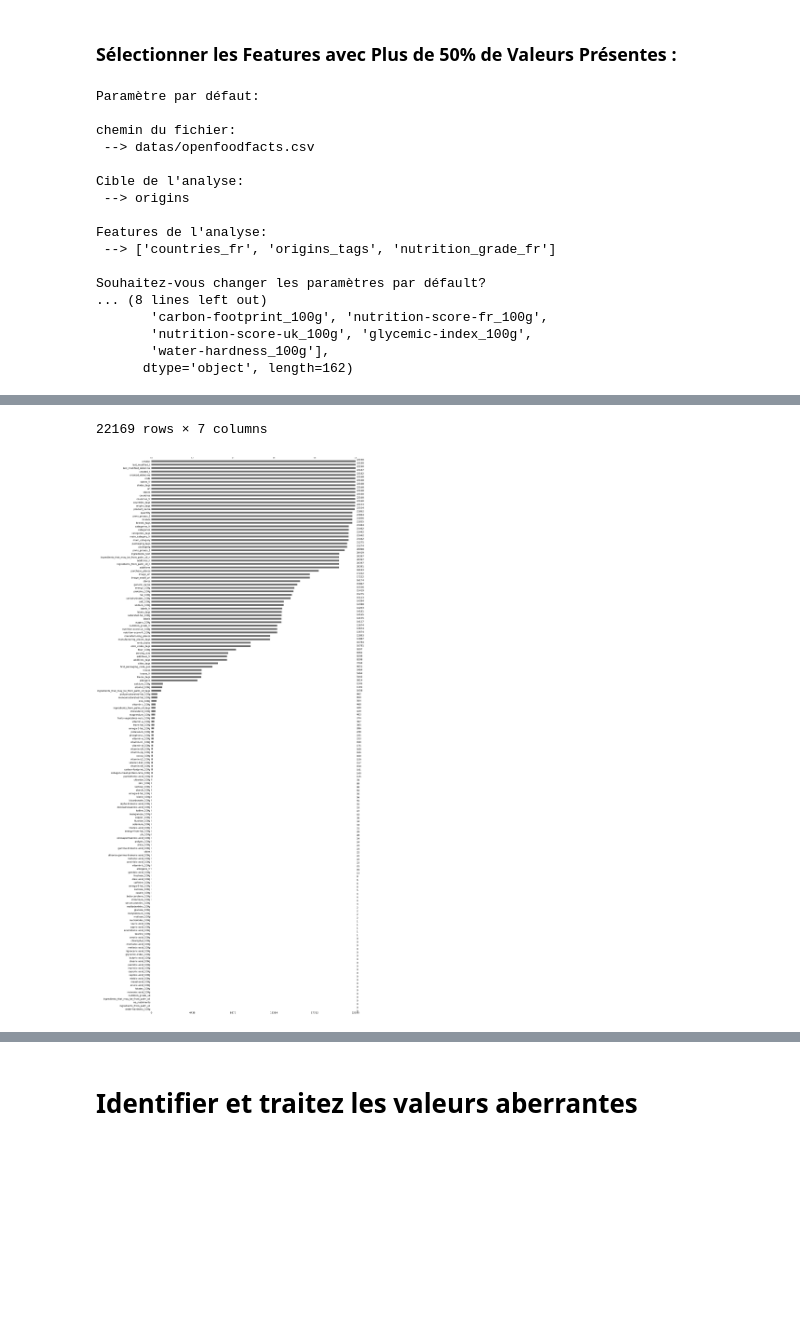
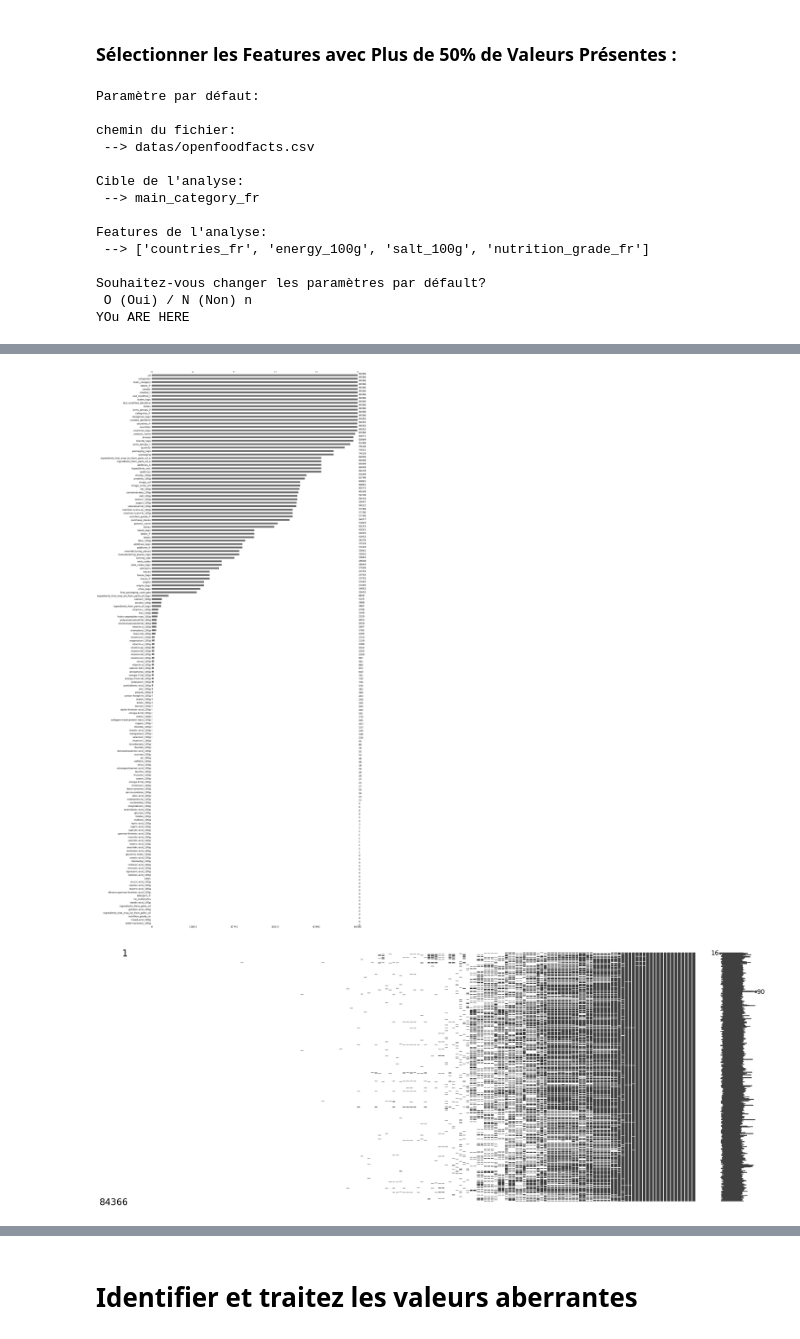
Before and after one commit to Belin27000/P3_publicHealth, a Jupyter notebook: P3_publicHealth.ipynb, the cells around one changed output, grey strips where cells are left out. Drawn from its saved outputs; the diff is of its cells as text; code cells hidden in the pictures; blank space fills up the shorter version.

```diff
--- a/P3_publicHealth.ipynb
+++ b/P3_publicHealth.ipynb
@@ -131,11 +231,16 @@ def split_features(data):
 def target_choice(qualitative_features):
     # Calcule le pourcentage de valeurs manquantes pour chaque colonne
     missing_percentages = data.isnull().mean() *100
+
     #Filtrer les features ayant moins de 50% de valeurs manquantes.
-    features_with_less_than_50_missing = missing_percentages[missing_percentages > 50].index
-    potential_targets = [feature for feature in qualitative_features if feature in features_with_less_than_50_missing]
+    features_with_less_than_50_missing = missing_percentages[missing_percentages > 50]
 
-    print(f'{len(potential_targets)} cibles potentiels / {len(qualitative_features.columns)} features. \nSelectionner votre cible dans la liste suivantes :')
+    # Trier par ordre décroissant de pourcentage de valeurs manquantes
+    sorted_features = features_with_less_than_50_missing.sort_values(ascending=False)
+
+    potential_targets = [feature for feature in sorted_features.index if feature in qualitative_features]
+
+    print(f'{len(potential_targets)} cibles potentiels avec moins de 50% des valeurs / {len(qualitative_features.columns)} features dans l\'ordre. \nSelectionner votre cible dans la liste suivantes :')
     for index, feature in enumerate(potential_targets):
         #num_unique_item = data[feature].nunique()
         nb_fill_each_value= data[feature].count()
@@ -181,10 +286,14 @@ def split_dataset_from_target(data_cleaned,target):
 ## 1.4. Afficher les Taux de Remplissage des Features
 # %%
 def filling_rate_display(data_cleaned,df_without_target):
+
     filling_rates = data_cleaned.notnull().mean()*100
     sorted_value=df_without_target.count().sort_values(ascending=True)
     sorted_df =df_without_target[sorted_value.index]
     msno.bar(sorted_df)
+    msno.matrix(sorted_df)
+    msno.heatmap(sorted_df)
+    # msno.bar(sorted_df)
 # %% [markdown]
 ## 1.5. Sélectionner des Features Intéressantes
 # %% [markdown]
@@ -233,27 +351,31 @@ def features_selection(selected,selected_features):
     return selected
 # %%
 def clean_duplicate(data_cleaned):
-    data_cleaned = data_cleaned.drop_duplicates(subset=['code'])
+    data_cleaned = data_cleaned.drop_duplicates()
+    data_cleaned = data_cleaned.reset_index()
     return data_cleaned
 # %%
-filepath,target,selected, data=init() #initialisation du fichier local avec la première selection de paramètres
+#filepath,target,selected, data=init() #initialisation du fichier local avec la première selection de paramètres
 print('Paramètre par défaut:\n')
 print(f'chemin du fichier:\n --> {filepath}\n')
 print(f'Cible de l\'analyse:\n --> {target}\n')
 print(f'Features de l\'analyse:\n --> {selected}\n')
-default_params=input('Souhaitez-vous changer les paramètres par défault?\n Oui / Non')
+default_params=input('Souhaitez-vous changer les paramètres par défault?\n O (Oui) / N (Non)')
 
-if default_params.lower() == "oui":
 
-    filepath_params=input('Souhaitez-vous changer de fichier?\n Oui / Non')
 
-    if filepath_params.lower()=='oui': # Change le fichier de jeu de données
+if default_params.lower() == "o":
+
+    filepath_params=input('Souhaitez-vous changer de fichier?\n O (Oui) / N (Non)')
+
+    if filepath_params.lower()=='o': # Change le fichier de jeu de données
         data = select_file()  #Fonction de selection du nouveau fichier
         feature_list(data) # Liste des colonnes avec le nouveau ficher
 
     quantitative_features, qualitative_features = split_features(data) #Features avec le nouveau ficher
-    target_params=input(f'Souhaitez-vous changer la cible d\'analye? {target}\n Oui / Non')
-    if target_params.lower()=='oui':
+
+    target_params=input(f'Souhaitez-vous changer la cible d\'analye? {target}\n O (Oui) / N (Non)')
+    if target_params.lower()=='o':
         target = target_choice(qualitative_features) # Change la cible d'analyse
         data_cleaned = clean_row_without_target(data,target) # Supprime les ligne n'ayant pas de cible
         df_without_target = split_dataset_from_target(data_cleaned,target) #sépare et recupère un dataframe sans la colonne cible
@@ -263,23 +385,26 @@ if default_params.lower() == "oui":
     print(f"cible d'analyse: {target}")
 
 
-    selected_params=input(f'Souhaitez-vous changer de Features? actuellement {selected}\n Oui / Non')
-    if selected_params.lower()=='oui':
+    selected_params=input(f'Souhaitez-vous changer de Features? actuellement {selected}\n O (Oui) / N (Non)')
+    if selected_params.lower()=='o':
         data_cleaned = clean_row_without_target(data,target) # Supprime les ligne n'ayant pas de cible
         df_without_target = split_dataset_from_target(data_cleaned,target) #sépare et recupère un dataframe sans la colonne cible
+
         filling_rate_display(data_cleaned,df_without_target) # Affiche taux de remplissage
+
         selected_features=select_features_with_more_than_50(df_without_target)
         selected =features_selection(selected,selected_features)
-        print(f'Nouvelles Features selectionnées:{selected}')
+    print(f'Nouvelles Features selectionnées:{selected}')
 
 else:
-    feature_list(data)
+    print('YOu ARE HERE')
+    # feature_list(data)
     quantitative_features, qualitative_features = split_features(data)
     #print(f'split-----> {qualitative_features}')
     #target_choice(qualitative_features)
-    data_cleaned = clean_row_without_target(data,target)
-    df_without_target = split_dataset_from_target(data_cleaned,target)
-    filling_rate_display(data_cleaned,df_without_target)
+data_cleaned = clean_row_without_target(data,target)
+df_without_target = split_dataset_from_target(data_cleaned,target)
+filling_rate_display(data_cleaned,df_without_target)
     #def cleanAndFilterProductFeatures:
 
 
@@ -292,7 +417,7 @@ columns_to_keep = ['code','product_name','url'] + [target] + selected
 
 data_filtered = data_clean_duplicate[columns_to_keep]
 # data_filtered = data_filtered.rename(columns=renamed_columns)
-data_filtered
+# data_filtered
 # %% [output]
 Paramètre par défaut:
 
@@ -300,14 +425,11 @@ chemin du fichier:
  --> datas/openfoodfacts.csv
 
 Cible de l'analyse:
- --> origins
+ --> main_category_fr
 
 Features de l'analyse:
- --> ['countries_fr', 'origins_tags', 'nutrition_grade_fr']
+ --> ['countries_fr', 'energy_100g', 'salt_100g', 'nutrition_grade_fr']
 
 Souhaitez-vous changer les paramètres par défault?
-... (8 lines left out)
-       'carbon-footprint_100g', 'nutrition-score-fr_100g',
-       'nutrition-score-uk_100g', 'glycemic-index_100g',
-       'water-hardness_100g'],
-      dtype='object', length=162)
+ O (Oui) / N (Non) n
+YOu ARE HERE
@@ -326,2 +436,2 @@ Souhaitez-vous changer les paramètres par défault?
-22169 rows × 7 columns
-[figure, old version]
+[figure, new version]
+[figure, added]
```
Also changed, not shown: parts of 34 cells of this notebook.
